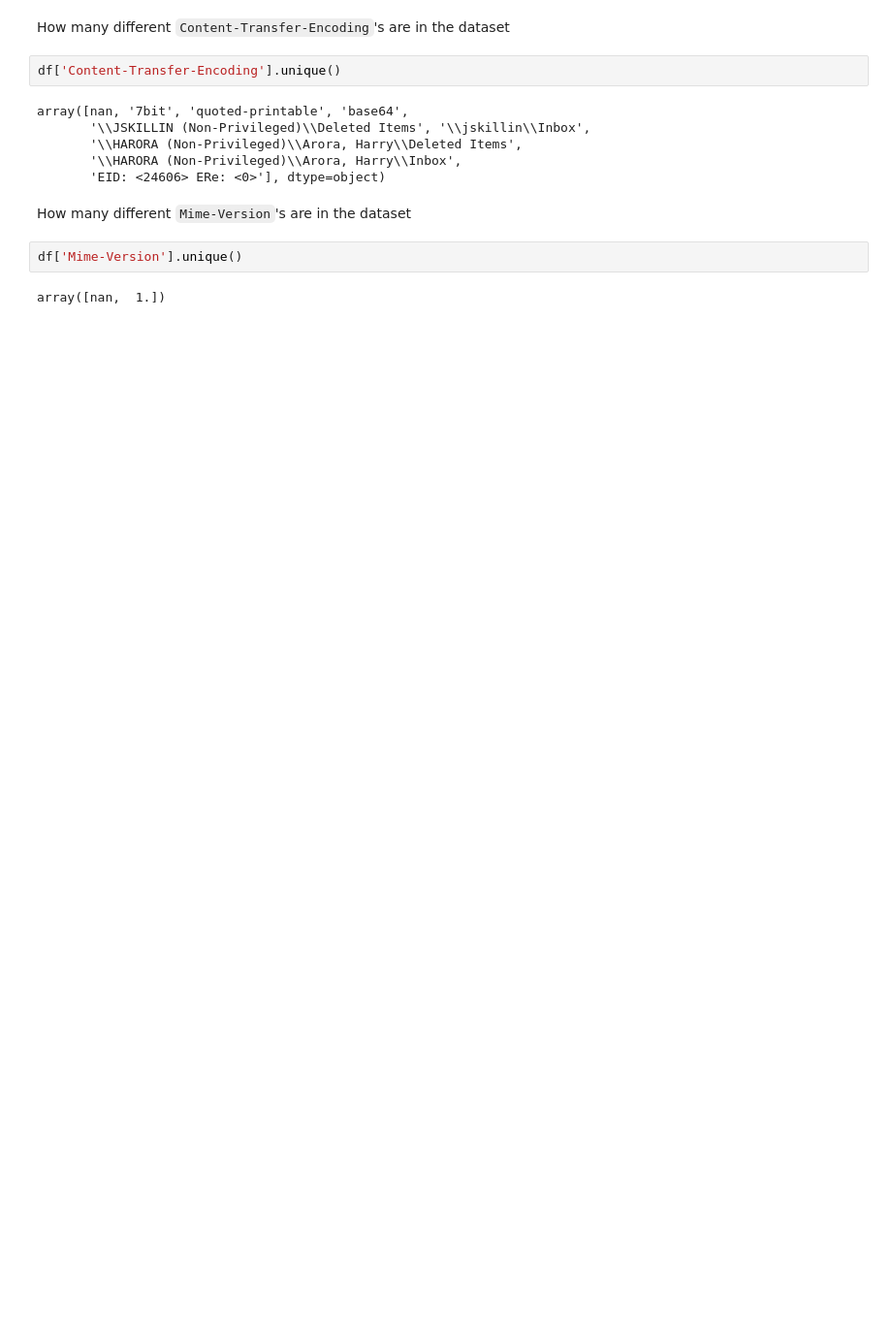
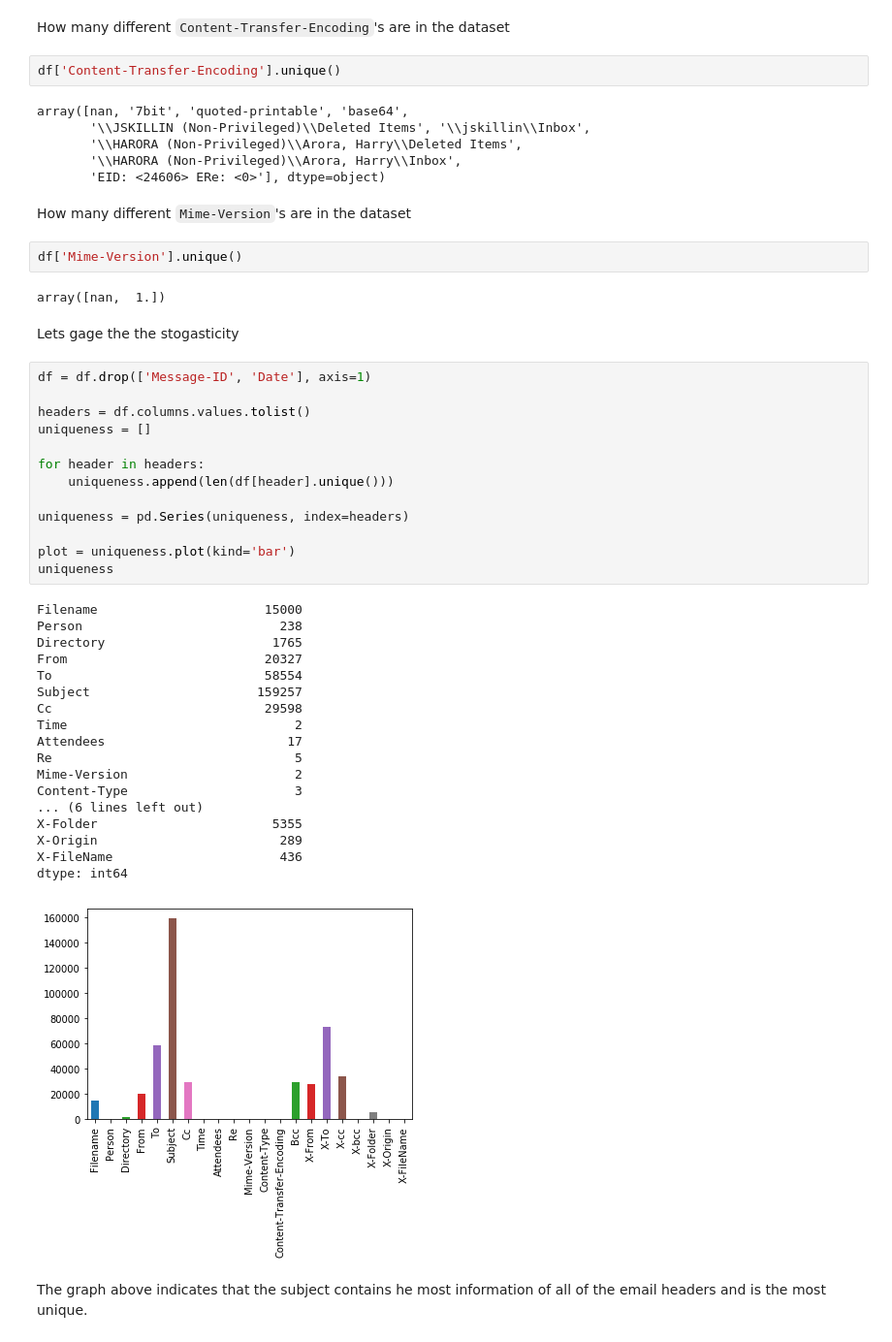
Before and after one commit to quintonweenink/ml-email-cyber-criminal-profiling, a Jupyter notebook: experiments/exploratoryDataAnalysis.ipynb, the cells around one changed output. Shown at 97% size. Saved outputs shown, nothing was run; the diff lists cells and outputs as text; blank space fills up the shorter version.

```diff
--- a/experiments/exploratoryDataAnalysis.ipynb
+++ b/experiments/exploratoryDataAnalysis.ipynb
@@ -112,3 +111,39 @@ How many different `Mime-Version`'s are in the dataset
 df['Mime-Version'].unique()
 # %% [output]
 array([nan,  1.])
+# %% [markdown]
+Lets gage the the stogasticity
+# %%
+df = df.drop(['Message-ID', 'Date'], axis=1)
+
+headers = df.columns.values.tolist()
+uniqueness = []
+
+for header in headers:
+    uniqueness.append(len(df[header].unique()))
+
+uniqueness = pd.Series(uniqueness, index=headers)
+
+plot = uniqueness.plot(kind='bar')
+uniqueness
+# %% [output]
+Filename                      15000
+Person                          238
+Directory                      1765
+From                          20327
+To                            58554
+Subject                      159257
+Cc                            29598
+Time                              2
+Attendees                        17
+Re                                5
+Mime-Version                      2
+Content-Type                      3
+... (6 lines left out)
+X-Folder                       5355
+X-Origin                        289
+X-FileName                      436
+dtype: int64
+[figure, added]
+# %% [markdown]
+The graph above indicates that the subject contains he most information of all of the email headers and is the most unique.
```
Also changed, not shown: parts of 3 cells of this notebook, 5 other files.
